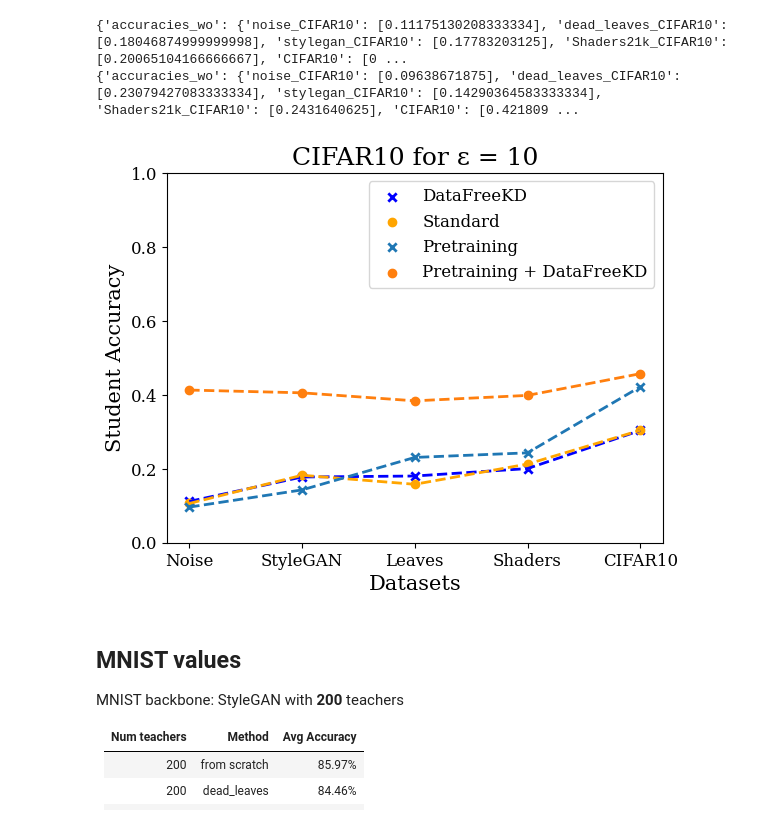
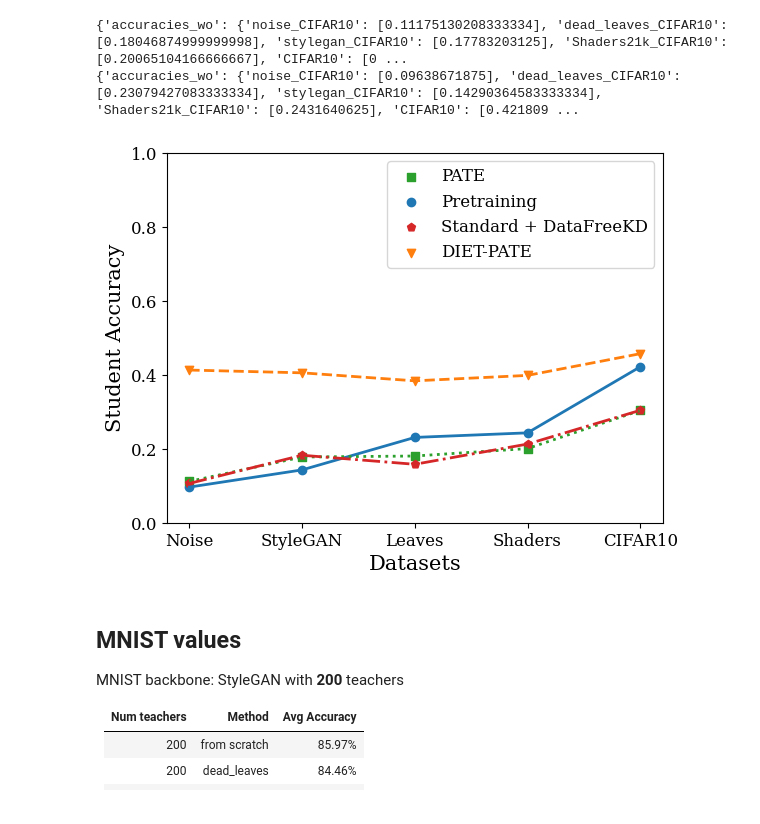
Before and after one commit to mime00001/Noise_PATE, a Jupyter notebook: icml2025_notebook.ipynb, the cells around one changed output. Cells and saved outputs as stored; diff of their text form; code cells hidden in the pictures.

```diff
--- a/icml2025_notebook.ipynb
+++ b/icml2025_notebook.ipynb
@@ -82,38 +82,46 @@ CIFAR10_SSL_accuracies_with_10= {key: CIFAR10_SSL_accuracies_with_10[key] for ke
 # %%
 keys = list(CIFAR10_no_accuracies_wo_10.keys())
 no_SSL_acc_wo = list(CIFAR10_no_accuracies_wo_10.values())
 no_SSL_acc_with = list(CIFAR10_no_accuracies_with_10.values())
 
 SSL_acc_wo = list(CIFAR10_SSL_accuracies_wo_10.values())
 SSL_acc_with = list(CIFAR10_SSL_accuracies_with_10.values())
 
 
 
 plt.figure()
 plt.ylim(0, 1)
 
-plt.scatter(keys, no_SSL_acc_wo, color="blue", label="Standard + DataFreeKD", marker="x")
-plt.plot(keys, no_SSL_acc_wo, color="blue", linestyle="dashed")
 
-plt.scatter(keys, no_SSL_acc_with, color="orange", label="Standard")
-plt.plot(keys, no_SSL_acc_with, color="orange", linestyle="dashed")
+plt.scatter(keys, SSL_acc_wo, label="Pretraining")
+plt.plot(keys, SSL_acc_wo,  linestyle="solid")
 
-plt.scatter(keys, SSL_acc_wo, label="Pretraining", marker="x")
-plt.plot(keys, SSL_acc_wo,  linestyle="dashed")
-
-plt.scatter(keys, SSL_acc_with, label="Pretraining + DataFreeKD")
+plt.scatter(keys, SSL_acc_with, label="DIET-PATE", marker="v")
 plt.plot(keys, SSL_acc_with, linestyle="dashed")
 
-plt.legend()
-plt.title("CIFAR10 for ε = 10")
+plt.scatter(keys, no_SSL_acc_wo, label="PATE", marker="s")
+plt.plot(keys, no_SSL_acc_wo, linestyle="dotted")
+
+plt.scatter(keys, no_SSL_acc_with, label="Standard + DataFreeKD", marker="p")
+plt.plot(keys, no_SSL_acc_with, linestyle="dashdot")
+
+
+#get handles and labels
+handles, labels = plt.gca().get_legend_handles_labels()
+
+#specify order of items in legend
+order = [2,0, 3,1]
+
+#add legend to plot
+plt.legend([handles[idx] for idx in order],[labels[idx] for idx in order])
 
 plt.xlabel("Datasets")
 plt.ylabel("Student Accuracy")
 
 
 plt.savefig("plots/CIFAR10_compare_eps_10.pdf")
 # %% [output]
-[figure, old version]
+[figure, new version]
 # %% [markdown]
 ## MNIST values
 
```
Also changed, not shown: parts of 18 cells of this notebook, 7 other files.
